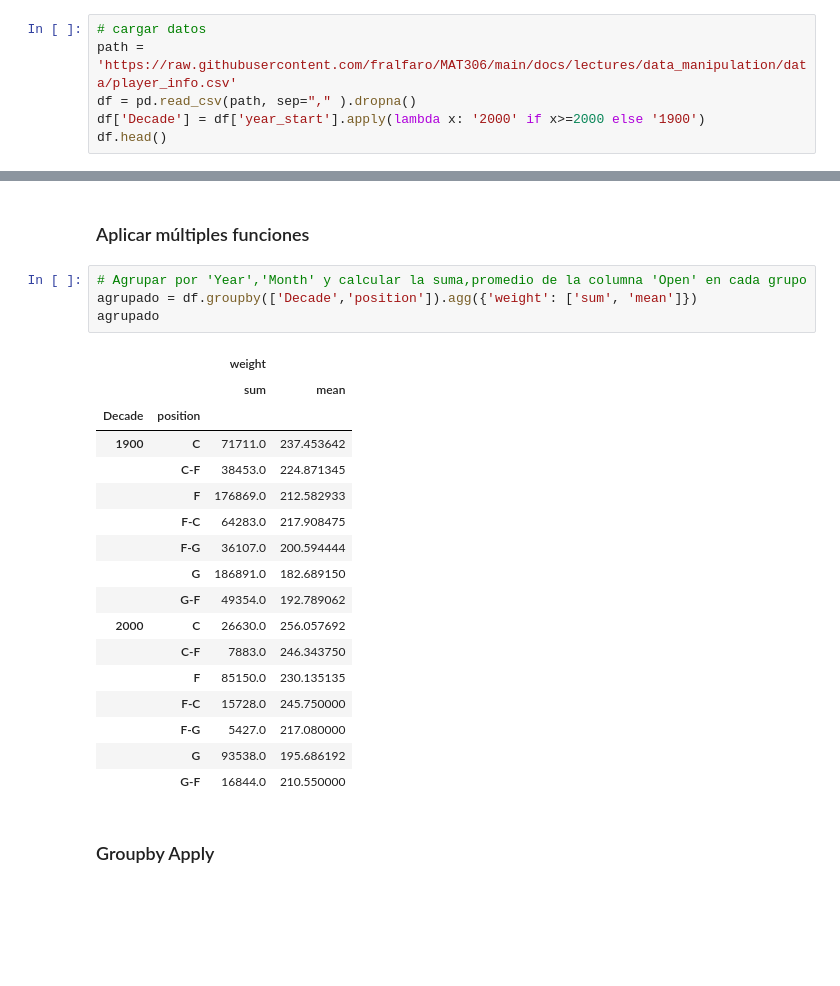
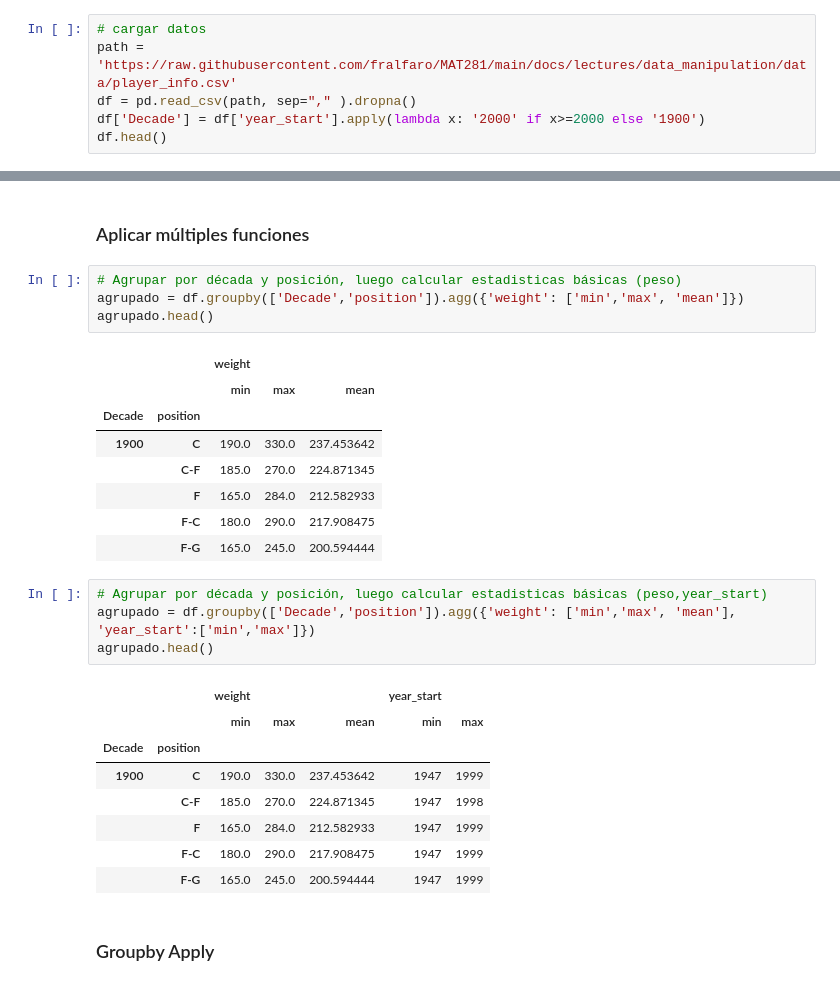
Before and after one commit to fralfaro/MAT306, a Jupyter notebook: docs/lectures/data_manipulation/pd_01b.ipynb, the cells around one changed output, grey strips where cells are left out. Saved outputs shown, nothing was run; the diff lists cells and outputs as text; blank space fills up the shorter version.

```diff
--- a/docs/lectures/data_manipulation/pd_01b.ipynb
+++ b/docs/lectures/data_manipulation/pd_01b.ipynb
@@ -30,7 +32,7 @@ import pandas as pd
 import numpy as np
 # %%
 # cargar datos
-path = 'https://raw.githubusercontent.com/fralfaro/MAT306/main/docs/lectures/data_manipulation/data/player_info.csv'
+path = 'https://raw.githubusercontent.com/fralfaro/MAT281/main/docs/lectures/data_manipulation/data/player_info.csv'
 df = pd.read_csv(path, sep="," ).dropna()
 df['Decade'] = df['year_start'].apply(lambda x: '2000' if x>=2000 else '1900')
 df.head()
@@ -83,27 +76,31 @@ Name: weight, dtype: float64
 # %% [markdown]
 ### Aplicar múltiples funciones
 # %%
-# Agrupar por 'Year','Month' y calcular la suma,promedio de la columna 'Open' en cada grupo
-agrupado = df.groupby(['Decade','position']).agg({'weight': ['sum', 'mean']})
-agrupado
+# Agrupar por década y posición, luego calcular estadisticas básicas (peso)
+agrupado = df.groupby(['Decade','position']).agg({'weight': ['min','max', 'mean']})
+agrupado.head()
 # %% [output]
-|  |  | weight |  |
-|  |  | sum | mean |
-| Decade | position |  |  |
-| 1900 | C | 71711.0 | 237.453642 |
-|  | C-F | 38453.0 | 224.871345 |
-|  | F | 176869.0 | 212.582933 |
-|  | F-C | 64283.0 | 217.908475 |
-|  | F-G | 36107.0 | 200.594444 |
-|  | G | 186891.0 | 182.689150 |
-|  | G-F | 49354.0 | 192.789062 |
-| 2000 | C | 26630.0 | 256.057692 |
-|  | C-F | 7883.0 | 246.343750 |
-|  | F | 85150.0 | 230.135135 |
-|  | F-C | 15728.0 | 245.750000 |
-|  | F-G | 5427.0 | 217.080000 |
-|  | G | 93538.0 | 195.686192 |
-|  | G-F | 16844.0 | 210.550000 |
+|  |  | weight |  |  |
+|  |  | min | max | mean |
+| Decade | position |  |  |  |
+| 1900 | C | 190.0 | 330.0 | 237.453642 |
+|  | C-F | 185.0 | 270.0 | 224.871345 |
+|  | F | 165.0 | 284.0 | 212.582933 |
+|  | F-C | 180.0 | 290.0 | 217.908475 |
+|  | F-G | 165.0 | 245.0 | 200.594444 |
+# %%
+# Agrupar por década y posición, luego calcular estadisticas básicas (peso,year_start)
+agrupado = df.groupby(['Decade','position']).agg({'weight': ['min','max', 'mean'], 'year_start':['min','max']})
+agrupado.head()
+# %% [output]
+|  |  | weight |  |  | year_start |  |
+|  |  | min | max | mean | min | max |
+| Decade | position |  |  |  |  |  |
+| 1900 | C | 190.0 | 330.0 | 237.453642 | 1947 | 1999 |
+|  | C-F | 185.0 | 270.0 | 224.871345 | 1947 | 1998 |
+|  | F | 165.0 | 284.0 | 212.582933 | 1947 | 1999 |
+|  | F-C | 180.0 | 290.0 | 217.908475 | 1947 | 1999 |
+|  | F-G | 165.0 | 245.0 | 200.594444 | 1947 | 1999 |
 # %% [markdown]
 ### Groupby Apply
 # %%
```
Also changed, not shown: parts of 28 cells of this notebook.
